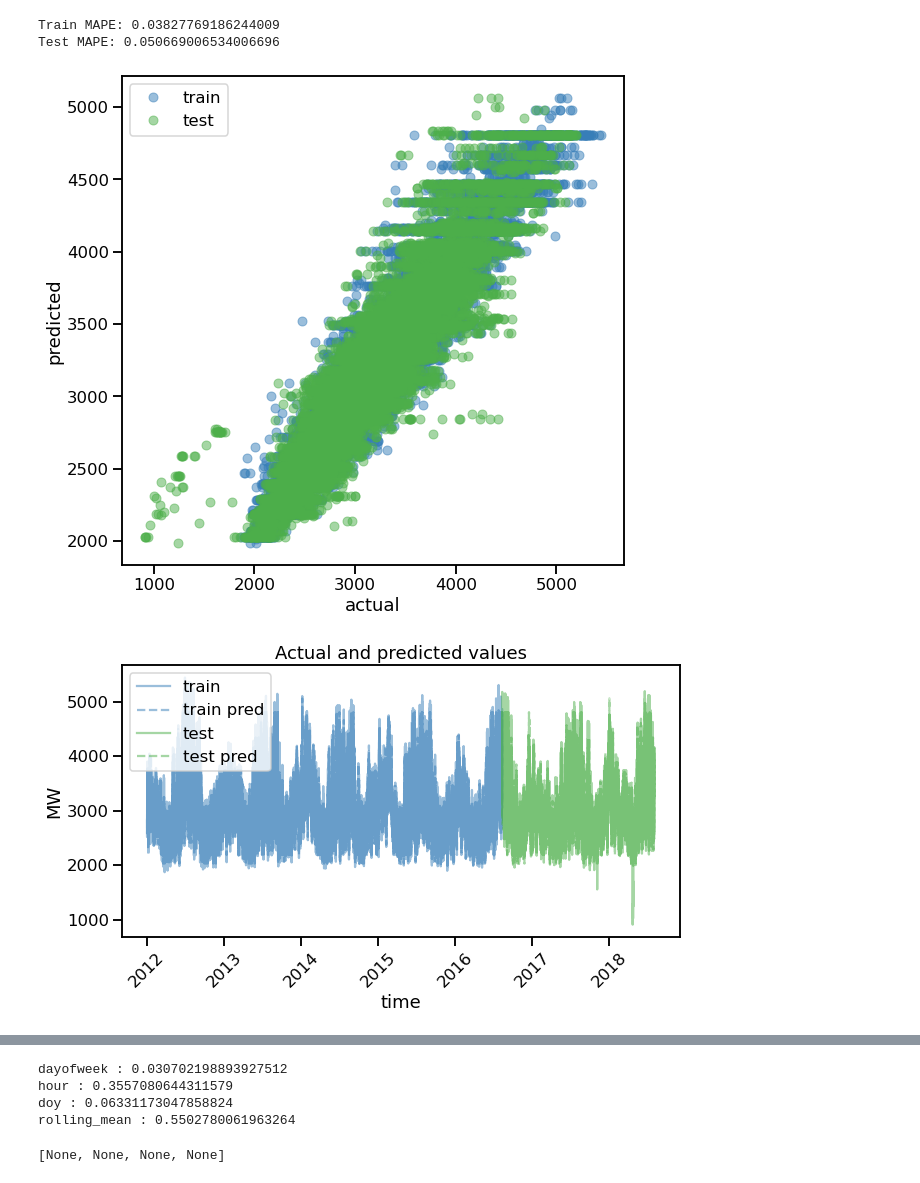
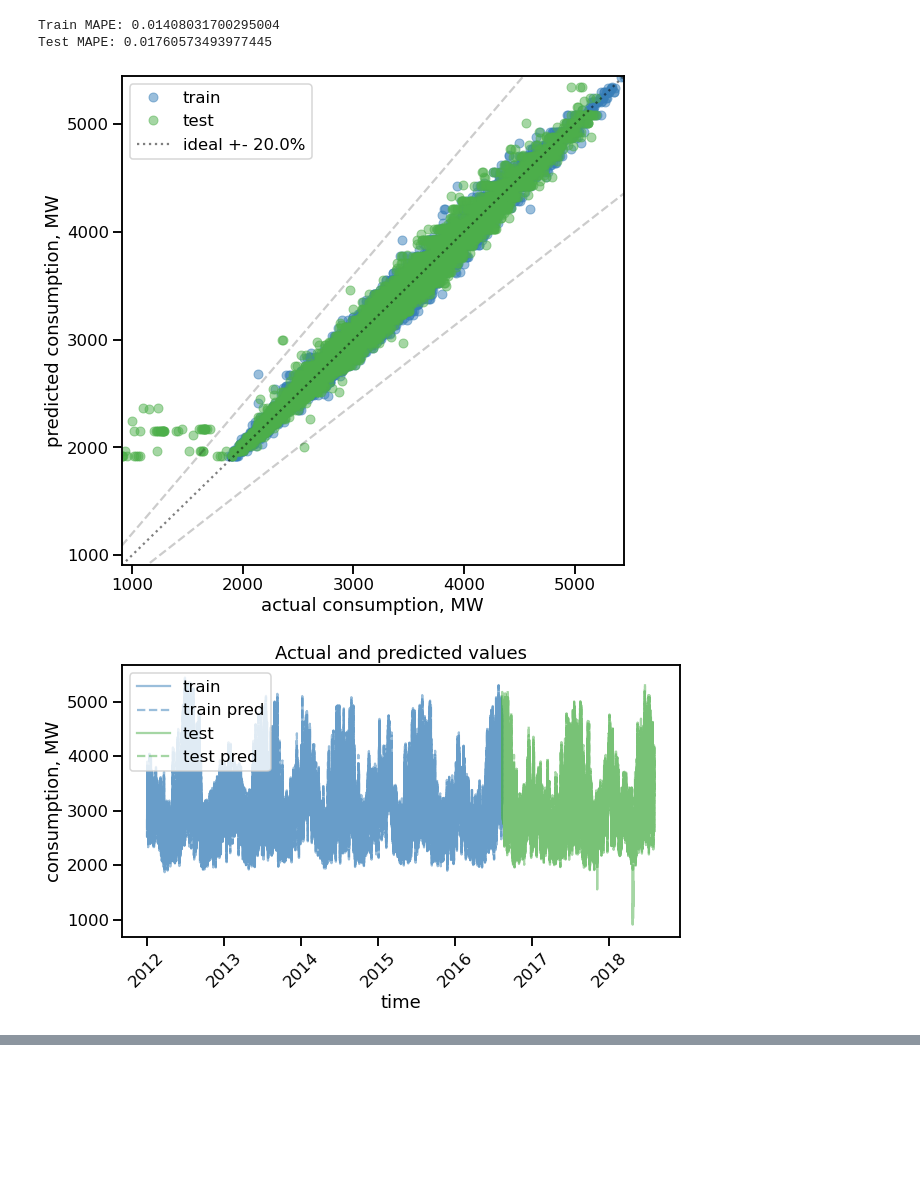
Before and after one commit to a-nabizadeh/siemens_swarm, a Jupyter notebook: 2-outliers-demo.ipynb, the cells around one changed output, grey strips where cells are left out. Saved outputs shown, nothing was run; the diff lists cells and outputs as text; code cells hidden in the pictures; blank space fills up the shorter version.

```diff
--- a/2-outliers-demo.ipynb
+++ b/2-outliers-demo.ipynb
@@ -1,7 +1,6 @@
 # %%
 from utils import load_data, default_model, model_fit, find_outliers, plot_date
-%matplotlib inline
-#df = load_data('data/DAYTON_hourly.csv', max_lag=2, rolling_mean_size=None)
-df = load_data('data/DEOK_hourly.csv', max_lag=None, rolling_mean_size=24)
+
+df = load_data('data/DEOK_hourly.csv', max_lag=1, rolling_mean_size=24)
 df.head(10)
 # %% [output]
@@ -20,7 +19,7 @@ df.head(10)
 # %%
-model, df_fit = model_fit(df, default_model,  test_size=0.3, visualize=True)
+model, df_fit = model_fit(df, default_model,  test_size=0.3, visualize=True, diff_frac = 0.2)
 # %% [output]
-Train MAPE: 0.03827769186244009
-Test MAPE: 0.050669006534006696
+Train MAPE: 0.01408031700295004
+Test MAPE: 0.01760573493977445
-[figure, old version]
+[figure, new version]
-[figure, old version]
+[figure, new version]
@@ -28,9 +28 @@ Test MAPE: 0.050669006534006696
-# %%
-[print(x, ':', y) for x,y in zip(default_model.feature_names_in_, model.feature_importances_)]
-# %% [output]
-dayofweek : 0.030702198893927512
-hour : 0.3557080644311579
-doy : 0.06331173047858824
-rolling_mean : 0.5502780061963264
-[None, None, None, None]
 # %%
```
Also changed, not shown: parts of 5 cells of this notebook, 13 other files.
